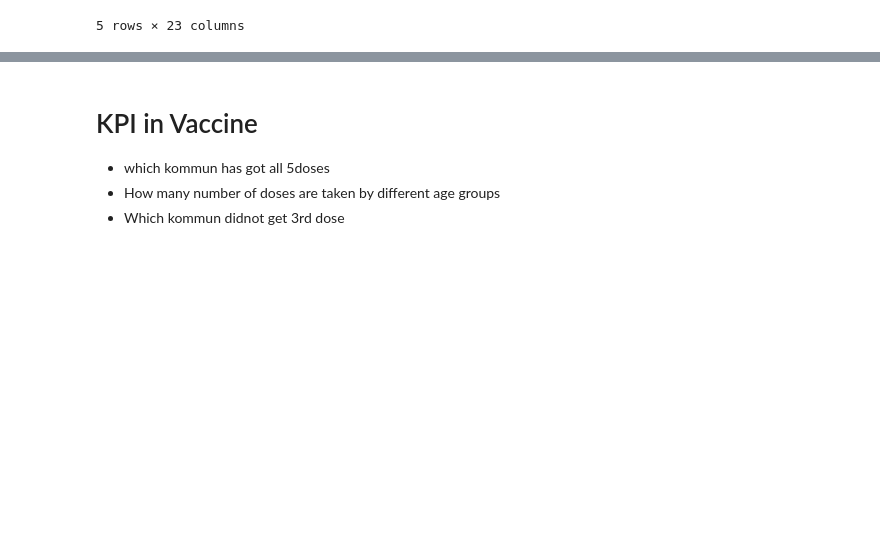
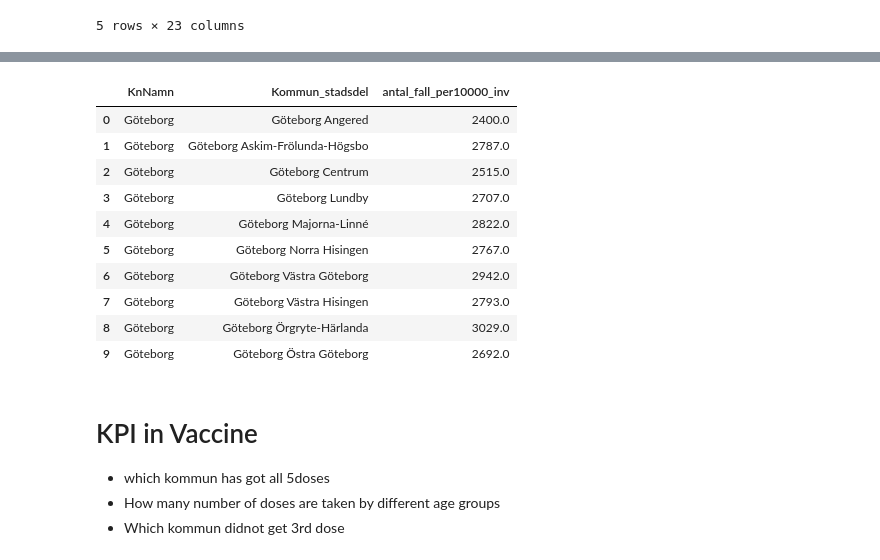
Before and after one commit to VineelaNedunuri/Databehandling-Vineela-Nedunuri, a Jupyter notebook: Labb/Uppgift3.ipynb, the cells around one changed output, grey strips where cells are left out. Saved outputs shown, nothing was run; the diff lists cells and outputs as text; code cells hidden in the pictures; blank space fills up the shorter version.

```diff
--- a/Labb/Uppgift3.ipynb
+++ b/Labb/Uppgift3.ipynb
@@ -75,0 +124,15 @@ pandas.core.series.Series
+# %%
+df = df_göteborg.groupby(["KnNamn", "Kommun_stadsdel"])[["antal_fall_per10000_inv"]].sum().reset_index()
+df
+# %% [output]
+|  | KnNamn | Kommun_stadsdel | antal_fall_per10000_inv |
+| 0 | Göteborg | Göteborg Angered | 2400.0 |
+| 1 | Göteborg | Göteborg Askim-Frölunda-Högsbo | 2787.0 |
+| 2 | Göteborg | Göteborg Centrum | 2515.0 |
+| 3 | Göteborg | Göteborg Lundby | 2707.0 |
+| 4 | Göteborg | Göteborg Majorna-Linné | 2822.0 |
+| 5 | Göteborg | Göteborg Norra Hisingen | 2767.0 |
+| 6 | Göteborg | Göteborg Västra Göteborg | 2942.0 |
+| 7 | Göteborg | Göteborg Västra Hisingen | 2793.0 |
+| 8 | Göteborg | Göteborg Örgryte-Härlanda | 3029.0 |
+| 9 | Göteborg | Göteborg Östra Göteborg | 2692.0 |
```
Also changed, not shown: parts of 17 cells of this notebook.
